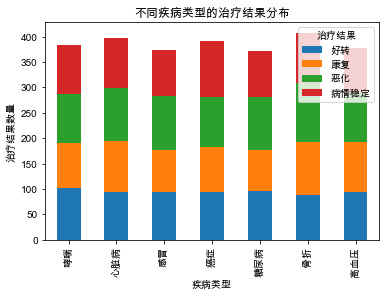
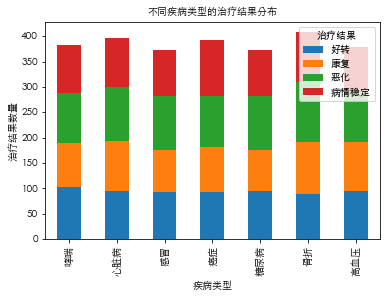
Code edit (unified diff) that turned the first committed figure into the second:
--- before
+++ after
@@ -19,5 +19,6 @@
 # font_path = 'C:/Windows/Fonts/simhei.ttf'
 # my_font = fm.FontProperties(fname=font_path)
-
+_ft = 'C:/Windows/Fonts/simhei.ttf' if os.name == 'nt' else '/System/Library/Fonts/STHeiti Light.ttc'
+my_font = fm.FontProperties(fname=_ft)
 # 统计治疗结果分布
 treatment_outcome_distribution = data.groupby('疾病类型')['治疗结果'].value_counts().unstack()
@@ -25,14 +26,21 @@
 # 绘制柱状图
 treatment_outcome_distribution.plot(kind='bar', stacked=True)
-plt.title('不同疾病类型的治疗结果分布')
-plt.xlabel('疾病类型')
-plt.ylabel('治疗结果数量')
+plt.title('不同疾病类型的治疗结果分布', fontproperties=my_font)
+plt.xlabel('疾病类型', fontproperties=my_font)
+plt.ylabel('治疗结果数量', fontproperties=my_font)
+plt.xticks(fontproperties=my_font)  # 设置x轴刻度标签的字体
+
+plt.yticks(fontproperties=my_font)  # 设置y轴刻度标签的字体
+
 plt.show()
 
 # 绘制散点图
 plt.scatter(data['年龄'], data['疾病严重程度'])
-plt.title('年龄和疾病严重程度的关系')
-plt.xlabel('年龄')
-plt.ylabel('疾病严重程度')
+plt.title('年龄和疾病严重程度的关系', fontproperties=my_font)
+plt.xlabel('年龄', fontproperties=my_font)
+plt.ylabel('疾病严重程度', fontproperties=my_font)
+plt.xticks(fontproperties=my_font)  # 设置x轴刻度标签的字体
+
+plt.yticks(fontproperties=my_font)  # 设置y轴刻度标签的字体
 plt.show()
 

Commit: fix 2.1.4